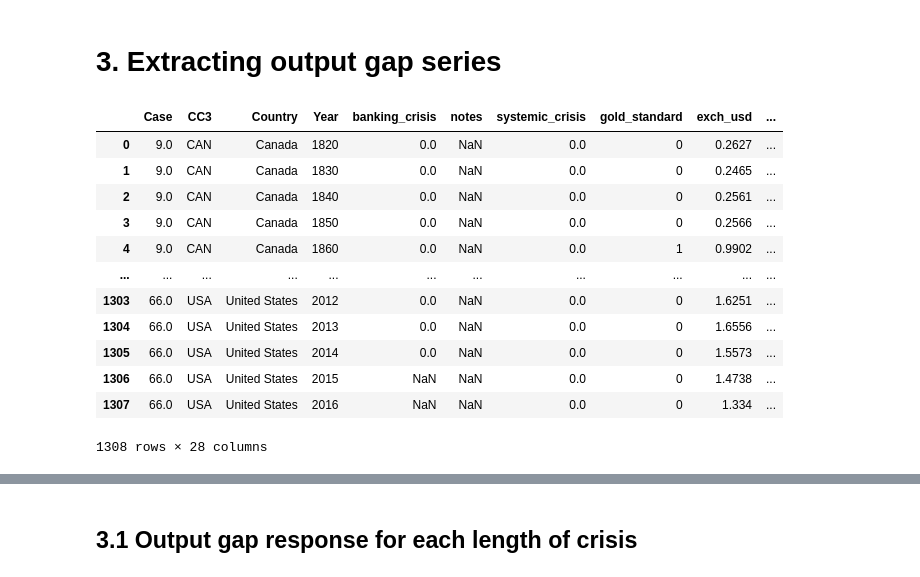
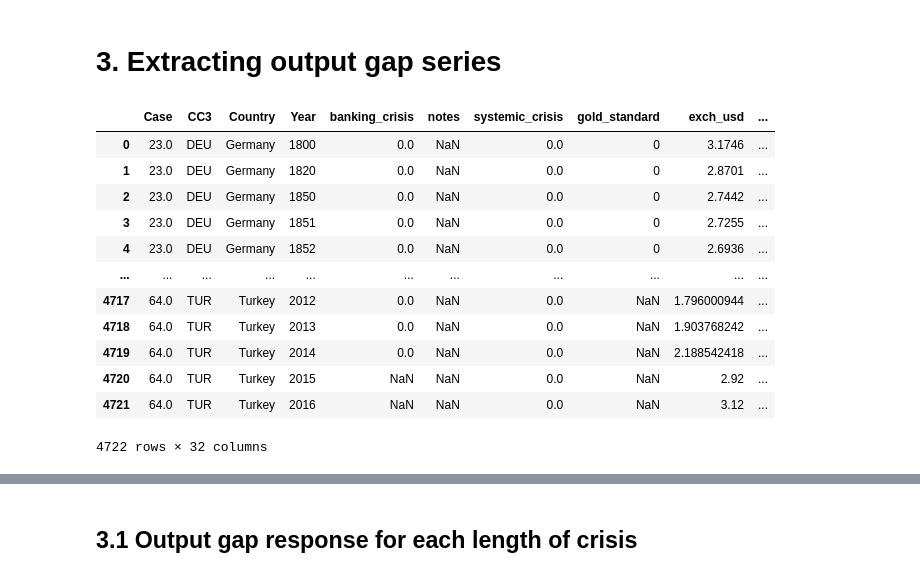
Before and after one commit to blengereau/Depression-and-recovery, a Jupyter notebook: code/mult_countries_research.ipynb, the cells around one changed output, grey strips where cells are left out. Saved outputs shown, nothing was run; the diff lists cells and outputs as text; code cells hidden in the pictures.

```diff
--- a/code/mult_countries_research.ipynb
+++ b/code/mult_countries_research.ipynb
@@ -50,13 +46,14 @@ GDP_pc.rename(columns={'GDP per capita':'GDP_per_capita'}, inplace = True)
 # %%
 # List of countries
-OCDE = ['DEU', 'AUS', 'AUT', 'BEL', 'CAN', 'CHL', 'COL', 'KOR', 'DNK', 'ESP', 'EST', 'USA', 'FIN', 'FRA', 'GRC', 'HUN', 'IRL', 'ISL', 'ISR', 'ITA', 'JPN', 'MEX', 'NOR', 'NZL', 'NLD', 'POL', 'PRT', 'SVQ', 'GBR', 'SVN', 'CZE', 'SWE', 'CHE', 'TUR']
+OECD = ['DEU', 'AUS', 'AUT', 'BEL', 'CAN', 'CHL', 'COL', 'KOR', 'DNK', 'ESP', 'USA', 'FIN', 'FRA', 'GRC', 'HUN', 'IRL', 'ISL', 'ITA', 'JPN', 'MEX', 'NOR', 'NZL', 'NLD', 'POL', 'PRT', 'GBR', 'SWE', 'CHE', 'TUR']
 G7 = ['CAN', 'FRA', 'DEU', 'ITA', 'JPN', 'GBR', 'USA']
 G20 = ['DEU', 'CAN', 'FRA', 'GBR', 'JPN', 'ITA', 'USA', 'ZAF', 'SAU', 'RUS', 'CHN', 'ARG', 'BRA', 'IND', 'KOR', 'MEX', 'TUR', 'IDN']
-UE = ['DEU', 'AUT', 'BEL', 'DNK', 'ESP', 'NLD', 'POL', 'PRT', 'SWD']
+UE = ['DEU', 'FRA', 'AUT', 'BEL', 'DNK', 'ESP', 'NLD', 'POL', 'PRT', 'SWE']
 USA = ['USA']
 
 #Select a list among those listed above:
-countries_selected = G7
+countries_selected = OECD
 
 #Create a dataset with the data of the countries of the list
 global_data = concat_dataset(GDP_pc, data, countries_selected, 'left')
+dummy_variable(global_data)
@@ -373,17 +151,18 @@ for i in len_freq.Length:
 # %%
 global_data_inner = concat_dataset(GDP_pc, data, countries_selected, 'inner')
+dummy_variable(global_data_inner)
 global_data_inner
 # %% [output]
 |  | Case | CC3 | Country | Year | banking_crisis | notes | systemic_crisis | gold_standard | exch_usd | ... |
-| 0 | 9.0 | CAN | Canada | 1820 | 0.0 | NaN | 0.0 | 0 | 0.2627 | ... |
-| 1 | 9.0 | CAN | Canada | 1830 | 0.0 | NaN | 0.0 | 0 | 0.2465 | ... |
-| 2 | 9.0 | CAN | Canada | 1840 | 0.0 | NaN | 0.0 | 0 | 0.2561 | ... |
-| 3 | 9.0 | CAN | Canada | 1850 | 0.0 | NaN | 0.0 | 0 | 0.2566 | ... |
-| 4 | 9.0 | CAN | Canada | 1860 | 0.0 | NaN | 0.0 | 1 | 0.9902 | ... |
+| 0 | 23.0 | DEU | Germany | 1800 | 0.0 | NaN | 0.0 | 0 | 3.1746 | ... |
+| 1 | 23.0 | DEU | Germany | 1820 | 0.0 | NaN | 0.0 | 0 | 2.8701 | ... |
+| 2 | 23.0 | DEU | Germany | 1850 | 0.0 | NaN | 0.0 | 0 | 2.7442 | ... |
+| 3 | 23.0 | DEU | Germany | 1851 | 0.0 | NaN | 0.0 | 0 | 2.7255 | ... |
+| 4 | 23.0 | DEU | Germany | 1852 | 0.0 | NaN | 0.0 | 0 | 2.6936 | ... |
 | ... | ... | ... | ... | ... | ... | ... | ... | ... | ... | ... |
-| 1303 | 66.0 | USA | United States | 2012 | 0.0 | NaN | 0.0 | 0 | 1.6251 | ... |
-| 1304 | 66.0 | USA | United States | 2013 | 0.0 | NaN | 0.0 | 0 | 1.6556 | ... |
-| 1305 | 66.0 | USA | United States | 2014 | 0.0 | NaN | 0.0 | 0 | 1.5573 | ... |
-| 1306 | 66.0 | USA | United States | 2015 | NaN | NaN | 0.0 | 0 | 1.4738 | ... |
-| 1307 | 66.0 | USA | United States | 2016 | NaN | NaN | 0.0 | 0 | 1.334 | ... |
+| 4717 | 64.0 | TUR | Turkey | 2012 | 0.0 | NaN | 0.0 | NaN | 1.796000944 | ... |
+| 4718 | 64.0 | TUR | Turkey | 2013 | 0.0 | NaN | 0.0 | NaN | 1.903768242 | ... |
+| 4719 | 64.0 | TUR | Turkey | 2014 | 0.0 | NaN | 0.0 | NaN | 2.188542418 | ... |
+| 4720 | 64.0 | TUR | Turkey | 2015 | NaN | NaN | 0.0 | NaN | 2.92 | ... |
+| 4721 | 64.0 | TUR | Turkey | 2016 | NaN | NaN | 0.0 | NaN | 3.12 | ... |
-1308 rows × 28 columns
+4722 rows × 32 columns
```
Also changed, not shown: parts of 41 cells of this notebook.
